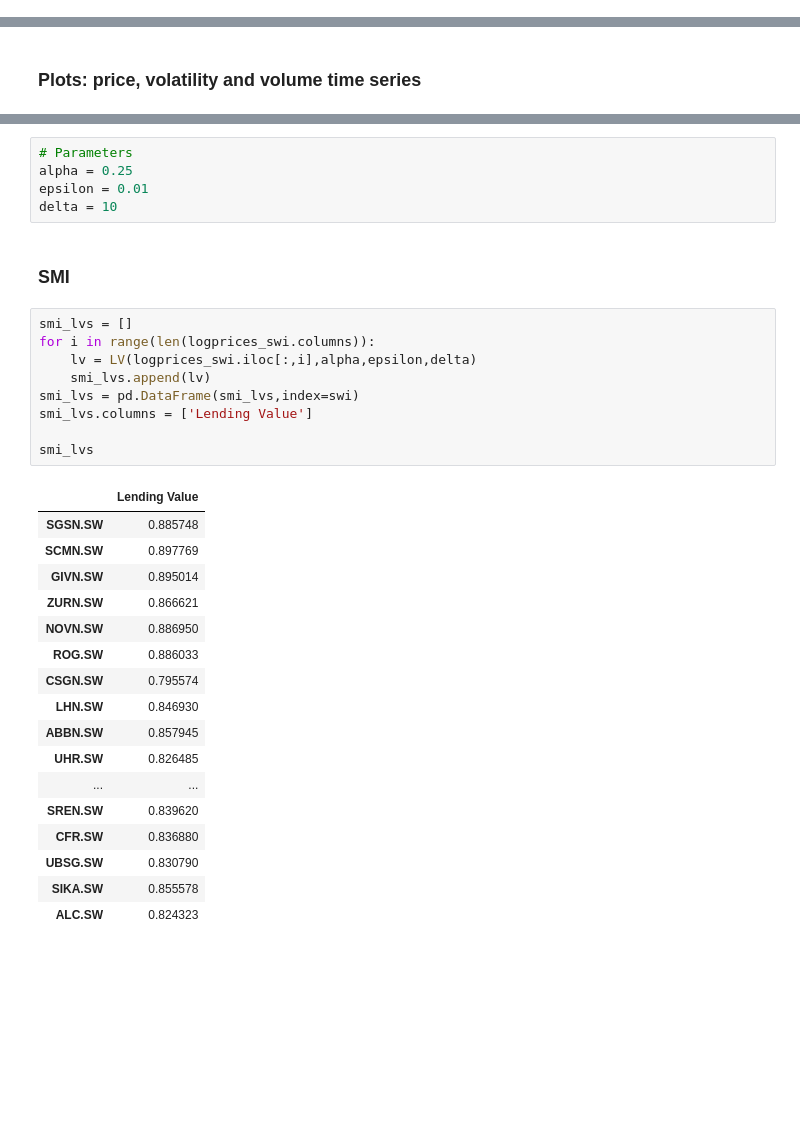
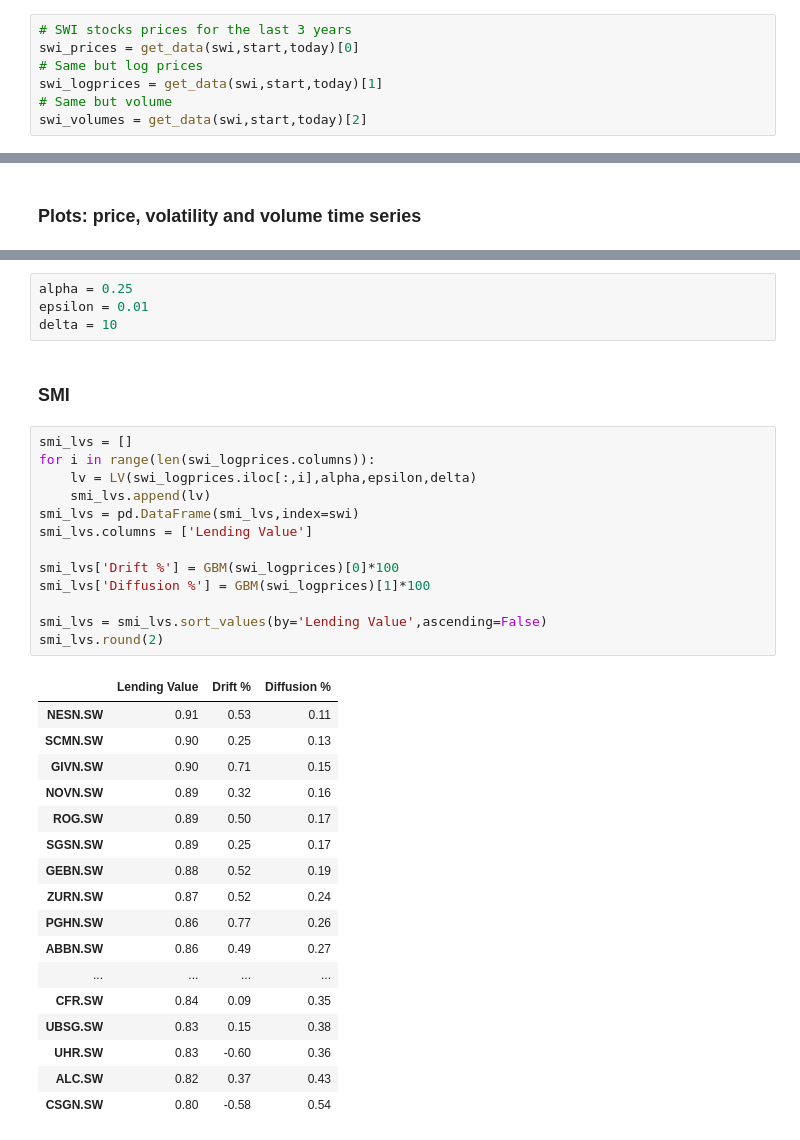
Before and after one commit to hmrug/lombard_modeling, a Jupyter notebook: lv_model.ipynb, the cells around one changed output, grey strips where cells are left out. Drawn from its saved outputs; the diff is of its cells as text; blank space fills up the shorter version.

```diff
--- a/lv_model.ipynb
+++ b/lv_model.ipynb
@@ -130,0 +60,7 @@ prices_swi
+# %%
+# SWI stocks prices for the last 3 years
+swi_prices = get_data(swi,start,today)[0]
+# Same but log prices
+swi_logprices = get_data(swi,start,today)[1]
+# Same but volume
+swi_volumes = get_data(swi,start,today)[2]
@@ -211,5 +203,4 @@ plot_volumes(selected_volumes)
 # %%
-# Parameters
 alpha = 0.25
 epsilon = 0.01
 delta = 10
@@ -217,30 +208,34 @@ delta = 10
 ### SMI
 # %%
 smi_lvs = []
-for i in range(len(logprices_swi.columns)):
-    lv = LV(logprices_swi.iloc[:,i],alpha,epsilon,delta)
+for i in range(len(swi_logprices.columns)):
+    lv = LV(swi_logprices.iloc[:,i],alpha,epsilon,delta)
     smi_lvs.append(lv)
 smi_lvs = pd.DataFrame(smi_lvs,index=swi)
 smi_lvs.columns = ['Lending Value']
 
-smi_lvs
+smi_lvs['Drift %'] = GBM(swi_logprices)[0]*100
+smi_lvs['Diffusion %'] = GBM(swi_logprices)[1]*100
+
+smi_lvs = smi_lvs.sort_values(by='Lending Value',ascending=False)
+smi_lvs.round(2)
 # %% [output]
-|  | Lending Value |
-| SGSN.SW | 0.885748 |
-| SCMN.SW | 0.897769 |
-| GIVN.SW | 0.895014 |
-| ZURN.SW | 0.866621 |
-| NOVN.SW | 0.886950 |
-| ROG.SW | 0.886033 |
-| CSGN.SW | 0.795574 |
-| LHN.SW | 0.846930 |
-| ABBN.SW | 0.857945 |
-| UHR.SW | 0.826485 |
-| ... | ... |
-| SREN.SW | 0.839620 |
-| CFR.SW | 0.836880 |
-| UBSG.SW | 0.830790 |
-| SIKA.SW | 0.855578 |
-| ALC.SW | 0.824323 |
+|  | Lending Value | Drift % | Diffusion % |
+| NESN.SW | 0.91 | 0.53 | 0.11 |
+| SCMN.SW | 0.90 | 0.25 | 0.13 |
+| GIVN.SW | 0.90 | 0.71 | 0.15 |
+| NOVN.SW | 0.89 | 0.32 | 0.16 |
+| ROG.SW | 0.89 | 0.50 | 0.17 |
+| SGSN.SW | 0.89 | 0.25 | 0.17 |
+| GEBN.SW | 0.88 | 0.52 | 0.19 |
+| ZURN.SW | 0.87 | 0.52 | 0.24 |
+| PGHN.SW | 0.86 | 0.77 | 0.26 |
+| ABBN.SW | 0.86 | 0.49 | 0.27 |
+| ... | ... | ... | ... |
+| CFR.SW | 0.84 | 0.09 | 0.35 |
+| UBSG.SW | 0.83 | 0.15 | 0.38 |
+| UHR.SW | 0.83 | -0.60 | 0.36 |
+| ALC.SW | 0.82 | 0.37 | 0.43 |
+| CSGN.SW | 0.80 | -0.58 | 0.54 |
 # %%
 # LV for selected stocks
```
Also changed, not shown: parts of 30 cells of this notebook, 9 other files.
